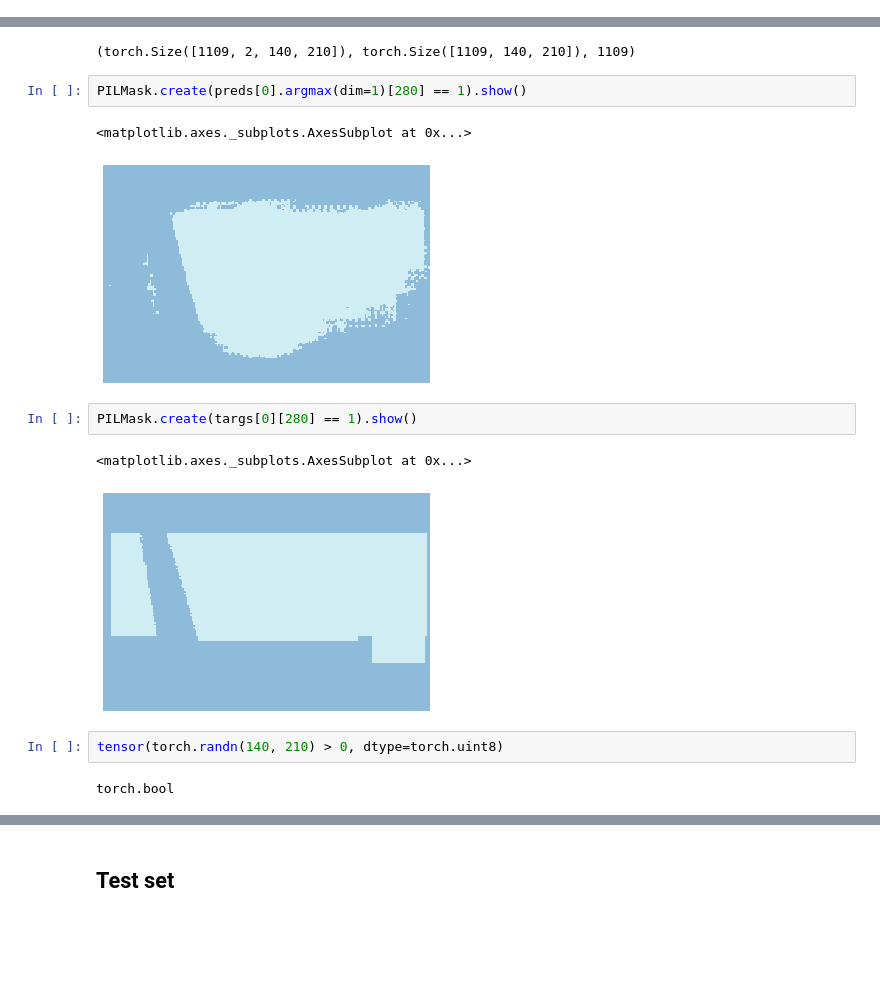
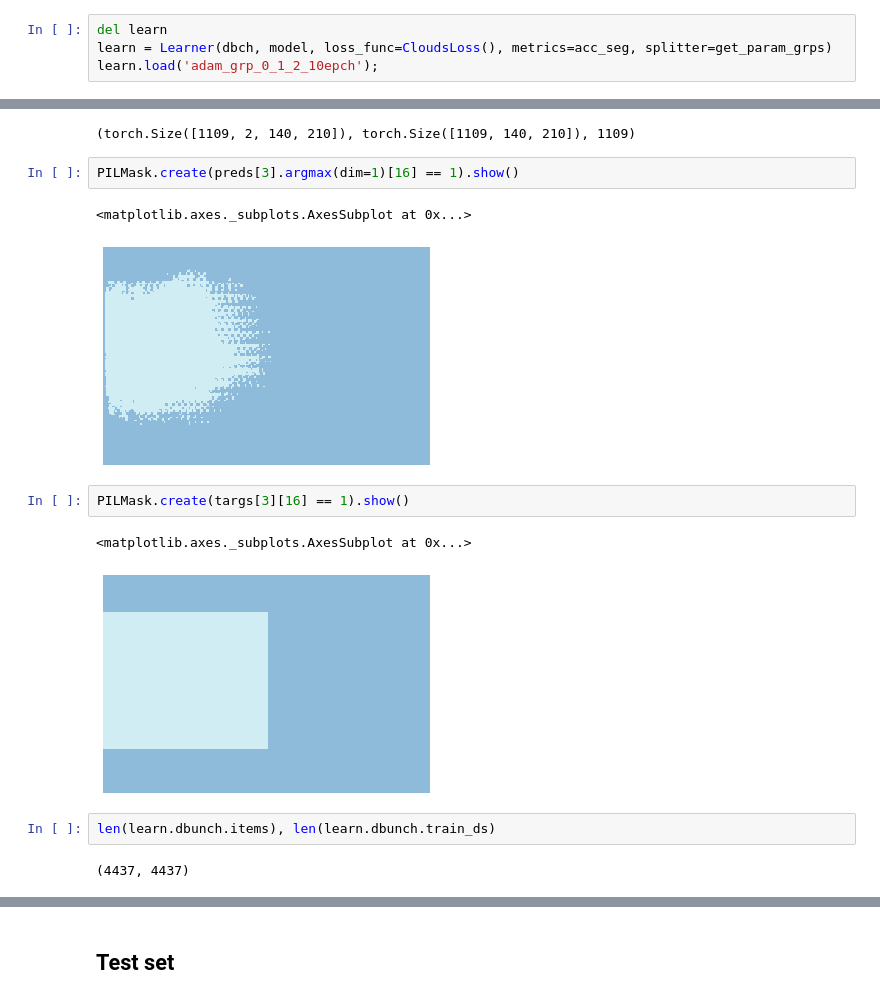
Before and after one commit to qAp/kgl_clouds, a Jupyter notebook: multicloudtype-gcp.ipynb, the cells around one changed output, grey strips where cells are left out. Saved outputs shown, nothing was run; the diff lists cells and outputs as text; blank space fills up the shorter version.

```diff
--- a/multicloudtype-gcp.ipynb
+++ b/multicloudtype-gcp.ipynb
@@ -583,6 +583,10 @@ def get_preds(self:Learner, ds_idx=1, dl=None, with_input=False, with_loss=False
         if with_input: res = [tuple(_try_concat(o) for o in zip(*cb.inputs))] + res
         if with_loss:  res.append(torch.cat(cb.losses))
         return res
+# %%
+del learn
+learn = Learner(dbch, model, loss_func=CloudsLoss(), metrics=acc_seg, splitter=get_param_grps)
+learn.load('adam_grp_0_1_2_10epch');
 # %%
 preds, targs = learn.get_preds()
 # %%
@@ -594,16 +598,16 @@ preds[0].shape, targs[0].shape, len(learn.dbunch.valid_ds)
 # %% [output]
 (torch.Size([1109, 2, 140, 210]), torch.Size([1109, 140, 210]), 1109)
 # %%
-PILMask.create(preds[0].argmax(dim=1)[280] == 1).show()
+PILMask.create(preds[3].argmax(dim=1)[16] == 1).show()
 # %% [output]
 <matplotlib.axes._subplots.AxesSubplot at 0x...>
-[figure, old version]
+[figure, new version]
 # %%
-PILMask.create(targs[0][280] == 1).show()
+PILMask.create(targs[3][16] == 1).show()
 # %% [output]
 <matplotlib.axes._subplots.AxesSubplot at 0x...>
-[figure, old version]
+[figure, new version]
-# %%
-tensor(torch.randn(140, 210) > 0, dtype=torch.uint8)
-# %% [output]
-torch.bool
+# %%
+len(learn.dbunch.items), len(learn.dbunch.train_ds)
+# %% [output]
+(4437, 4437)
```
Also changed, not shown: parts of 9 cells of this notebook.
